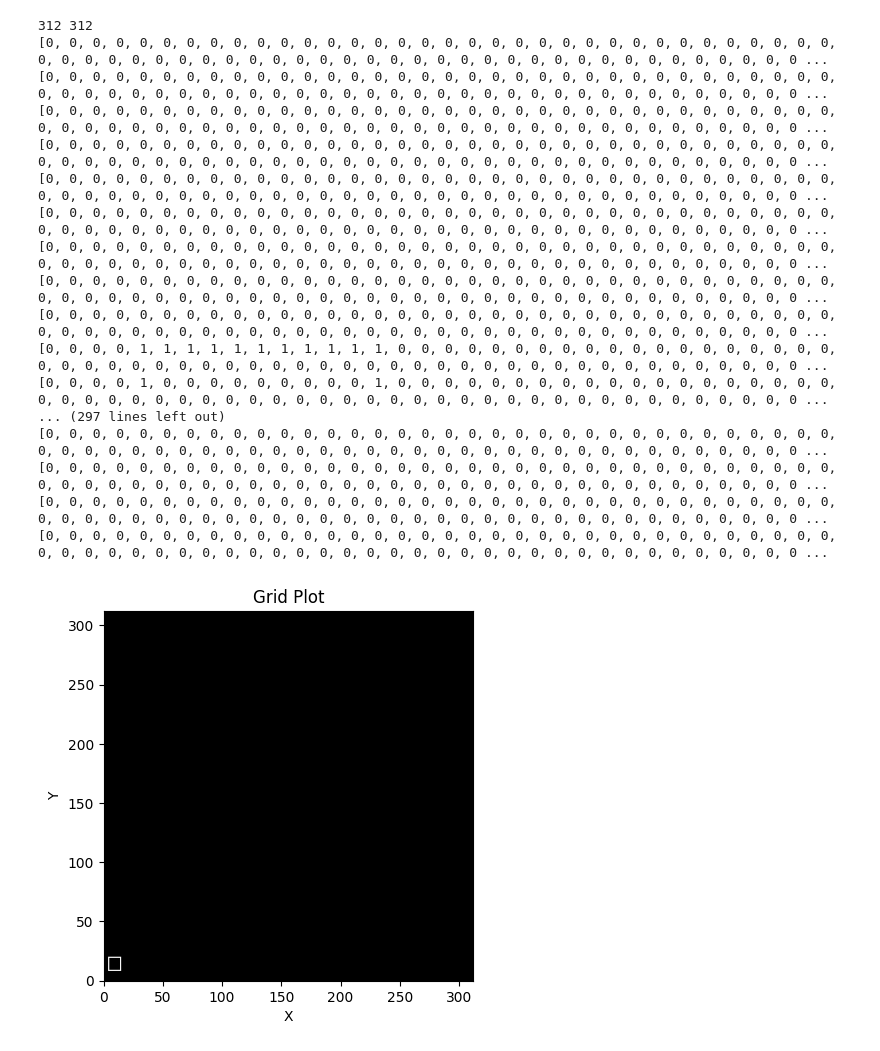
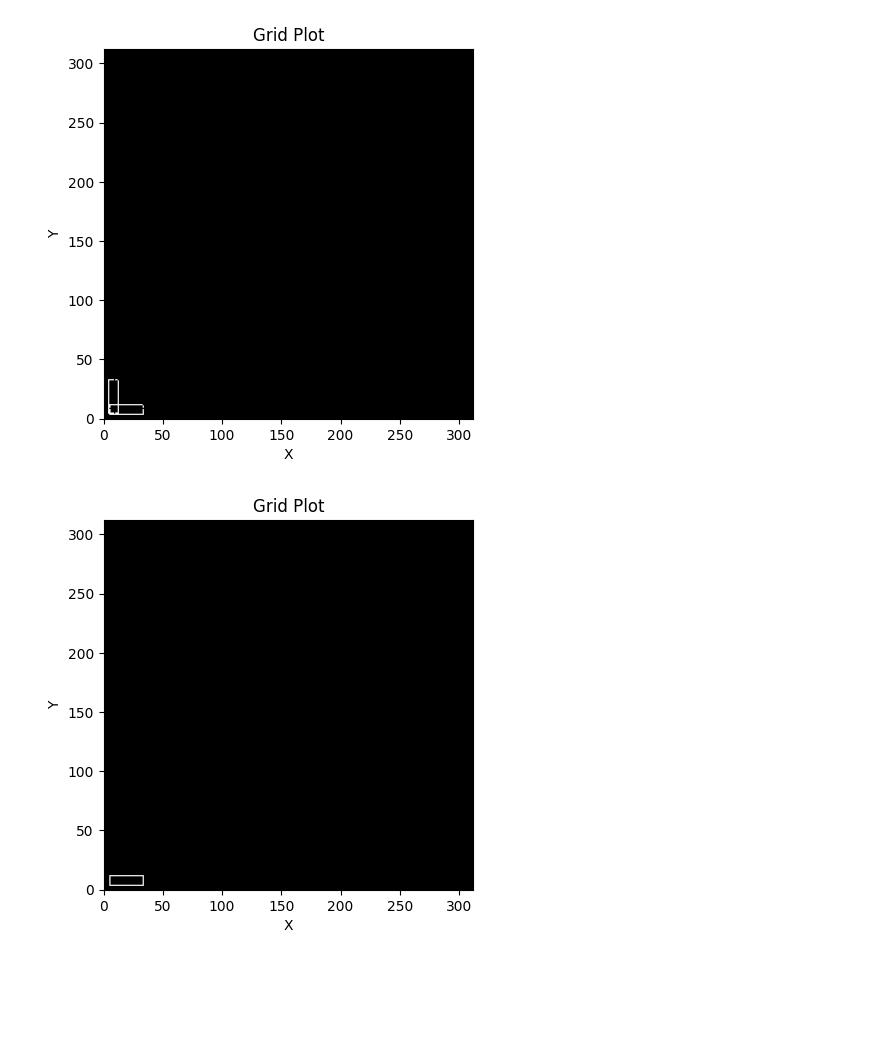
Before and after one commit to thulsonASU/DXF2GPT_ws, a Jupyter notebook: src/playground.ipynb, the cells around one changed output. Cells and saved outputs as stored; diff of their text form; code cells hidden in the pictures; blank space fills up the shorter version.

```diff
--- a/src/playground.ipynb
+++ b/src/playground.ipynb
@@ -73,18 +113,29 @@ Y: 4.4252079512391775 to 14.771468937397005
+# %%
+# Manually inject of toolpath using dictionary keys
+# toolpath = [2550,2551,2552,2553,2554,2555,2556,2557,2558,2559,2560]
+# manually provide keys for grid
+# use dictionary to take the toolpath and convert to grid and append the grid with the toolpath
+# for i in toolpath:
+#     x, y = dict[i]
+#     grid[x][y] = 1
+
+# Use the keys to convert to grid
+for i in keys:
+    x, y = dict[i]
+    grid[x][y] = 1
+
+# Plot the grid to scale
+plt.imshow(grid, cmap='gray', origin='lower')
+plt.xlabel('X')
+plt.ylabel('Y')
+plt.xlim(0, len(grid))
+plt.ylim(0, len(grid[0]))
+plt.title('Grid Plot')
+plt.show()
+# %% [output]
+[figure, added]
 # %%
 # Need to generate a grid of cells with size 1.75mm for the entire x y space
-# Create a grid of cells
-grid = []
-for i in range(int(build_dim / cell_size)):
-    row = []
-    for j in range(int(build_dim / cell_size)):
-        row.append(0)
-    grid.append(row)
-
-# size of grid
-print(len(grid), len(grid[0]))
-
-x_mm = len(grid) * 1.75 #mm
-y_mm = len(grid[0]) * 1.75 #mm
 
 # the grid will be filled with a 1 or 0 depending on if the line passes through the cell
 # Iterate over each entity in the modelspace
@@ -106,59 +157,34 @@ for entity in modelspace:
             sx = 1
         else:
             sx = -1
         if start_y < end_y:
             sy = 1
         else:
             sy = -1
         err = dx - dy
         while True:
             # Set the cell to 1
             grid[start_x][start_y] = 1
             if start_x == end_x and start_y == end_y:
                 break
             e2 = 2 * err
             if e2 > -dy:
                 err = err - dy
                 start_x = start_x + sx
             if e2 < dx:
                 err = err + dx
                 start_y = start_y + sy
 
-# take the x and y data from the previous block to fill the grid i is x and j is y
-# for i, j in zip(x, y):
-    # grid[int(i)][int(j)] = 1
-
-# Print the grid
-for row in grid:
-    print(row)
-
 # Plot the grid to scale
 plt.imshow(grid, cmap='gray', origin='lower')
 plt.xlabel('X')
 plt.ylabel('Y')
 plt.xlim(0, len(grid))
 plt.ylim(0, len(grid[0]))
 plt.title('Grid Plot')
 plt.show()
 # %% [output]
-312 312
-[0, 0, 0, 0, 0, 0, 0, 0, 0, 0, 0, 0, 0, 0, 0, 0, 0, 0, 0, 0, 0, 0, 0, 0, 0, 0, 0, 0, 0, 0, 0, 0, 0, 0, 0, 0, 0, 0, 0, 0, 0, 0, 0, 0, 0, 0, 0, 0, 0, 0, 0, 0, 0, 0, 0, 0, 0, 0, 0, 0, 0, 0, 0, 0, 0, 0, 0 ...
-[0, 0, 0, 0, 0, 0, 0, 0, 0, 0, 0, 0, 0, 0, 0, 0, 0, 0, 0, 0, 0, 0, 0, 0, 0, 0, 0, 0, 0, 0, 0, 0, 0, 0, 0, 0, 0, 0, 0, 0, 0, 0, 0, 0, 0, 0, 0, 0, 0, 0, 0, 0, 0, 0, 0, 0, 0, 0, 0, 0, 0, 0, 0, 0, 0, 0, 0 ...
-[0, 0, 0, 0, 0, 0, 0, 0, 0, 0, 0, 0, 0, 0, 0, 0, 0, 0, 0, 0, 0, 0, 0, 0, 0, 0, 0, 0, 0, 0, 0, 0, 0, 0, 0, 0, 0, 0, 0, 0, 0, 0, 0, 0, 0, 0, 0, 0, 0, 0, 0, 0, 0, 0, 0, 0, 0, 0, 0, 0, 0, 0, 0, 0, 0, 0, 0 ...
-[0, 0, 0, 0, 0, 0, 0, 0, 0, 0, 0, 0, 0, 0, 0, 0, 0, 0, 0, 0, 0, 0, 0, 0, 0, 0, 0, 0, 0, 0, 0, 0, 0, 0, 0, 0, 0, 0, 0, 0, 0, 0, 0, 0, 0, 0, 0, 0, 0, 0, 0, 0, 0, 0, 0, 0, 0, 0, 0, 0, 0, 0, 0, 0, 0, 0, 0 ...
-[0, 0, 0, 0, 0, 0, 0, 0, 0, 0, 0, 0, 0, 0, 0, 0, 0, 0, 0, 0, 0, 0, 0, 0, 0, 0, 0, 0, 0, 0, 0, 0, 0, 0, 0, 0, 0, 0, 0, 0, 0, 0, 0, 0, 0, 0, 0, 0, 0, 0, 0, 0, 0, 0, 0, 0, 0, 0, 0, 0, 0, 0, 0, 0, 0, 0, 0 ...
-[0, 0, 0, 0, 0, 0, 0, 0, 0, 0, 0, 0, 0, 0, 0, 0, 0, 0, 0, 0, 0, 0, 0, 0, 0, 0, 0, 0, 0, 0, 0, 0, 0, 0, 0, 0, 0, 0, 0, 0, 0, 0, 0, 0, 0, 0, 0, 0, 0, 0, 0, 0, 0, 0, 0, 0, 0, 0, 0, 0, 0, 0, 0, 0, 0, 0, 0 ...
-[0, 0, 0, 0, 0, 0, 0, 0, 0, 0, 0, 0, 0, 0, 0, 0, 0, 0, 0, 0, 0, 0, 0, 0, 0, 0, 0, 0, 0, 0, 0, 0, 0, 0, 0, 0, 0, 0, 0, 0, 0, 0, 0, 0, 0, 0, 0, 0, 0, 0, 0, 0, 0, 0, 0, 0, 0, 0, 0, 0, 0, 0, 0, 0, 0, 0, 0 ...
-[0, 0, 0, 0, 0, 0, 0, 0, 0, 0, 0, 0, 0, 0, 0, 0, 0, 0, 0, 0, 0, 0, 0, 0, 0, 0, 0, 0, 0, 0, 0, 0, 0, 0, 0, 0, 0, 0, 0, 0, 0, 0, 0, 0, 0, 0, 0, 0, 0, 0, 0, 0, 0, 0, 0, 0, 0, 0, 0, 0, 0, 0, 0, 0, 0, 0, 0 ...
-[0, 0, 0, 0, 0, 0, 0, 0, 0, 0, 0, 0, 0, 0, 0, 0, 0, 0, 0, 0, 0, 0, 0, 0, 0, 0, 0, 0, 0, 0, 0, 0, 0, 0, 0, 0, 0, 0, 0, 0, 0, 0, 0, 0, 0, 0, 0, 0, 0, 0, 0, 0, 0, 0, 0, 0, 0, 0, 0, 0, 0, 0, 0, 0, 0, 0, 0 ...
-[0, 0, 0, 0, 1, 1, 1, 1, 1, 1, 1, 1, 1, 1, 1, 0, 0, 0, 0, 0, 0, 0, 0, 0, 0, 0, 0, 0, 0, 0, 0, 0, 0, 0, 0, 0, 0, 0, 0, 0, 0, 0, 0, 0, 0, 0, 0, 0, 0, 0, 0, 0, 0, 0, 0, 0, 0, 0, 0, 0, 0, 0, 0, 0, 0, 0, 0 ...
-[0, 0, 0, 0, 1, 0, 0, 0, 0, 0, 0, 0, 0, 0, 1, 0, 0, 0, 0, 0, 0, 0, 0, 0, 0, 0, 0, 0, 0, 0, 0, 0, 0, 0, 0, 0, 0, 0, 0, 0, 0, 0, 0, 0, 0, 0, 0, 0, 0, 0, 0, 0, 0, 0, 0, 0, 0, 0, 0, 0, 0, 0, 0, 0, 0, 0, 0 ...
-... (297 lines left out)
-[0, 0, 0, 0, 0, 0, 0, 0, 0, 0, 0, 0, 0, 0, 0, 0, 0, 0, 0, 0, 0, 0, 0, 0, 0, 0, 0, 0, 0, 0, 0, 0, 0, 0, 0, 0, 0, 0, 0, 0, 0, 0, 0, 0, 0, 0, 0, 0, 0, 0, 0, 0, 0, 0, 0, 0, 0, 0, 0, 0, 0, 0, 0, 0, 0, 0, 0 ...
-[0, 0, 0, 0, 0, 0, 0, 0, 0, 0, 0, 0, 0, 0, 0, 0, 0, 0, 0, 0, 0, 0, 0, 0, 0, 0, 0, 0, 0, 0, 0, 0, 0, 0, 0, 0, 0, 0, 0, 0, 0, 0, 0, 0, 0, 0, 0, 0, 0, 0, 0, 0, 0, 0, 0, 0, 0, 0, 0, 0, 0, 0, 0, 0, 0, 0, 0 ...
-[0, 0, 0, 0, 0, 0, 0, 0, 0, 0, 0, 0, 0, 0, 0, 0, 0, 0, 0, 0, 0, 0, 0, 0, 0, 0, 0, 0, 0, 0, 0, 0, 0, 0, 0, 0, 0, 0, 0, 0, 0, 0, 0, 0, 0, 0, 0, 0, 0, 0, 0, 0, 0, 0, 0, 0, 0, 0, 0, 0, 0, 0, 0, 0, 0, 0, 0 ...
-[0, 0, 0, 0, 0, 0, 0, 0, 0, 0, 0, 0, 0, 0, 0, 0, 0, 0, 0, 0, 0, 0, 0, 0, 0, 0, 0, 0, 0, 0, 0, 0, 0, 0, 0, 0, 0, 0, 0, 0, 0, 0, 0, 0, 0, 0, 0, 0, 0, 0, 0, 0, 0, 0, 0, 0, 0, 0, 0, 0, 0, 0, 0, 0, 0, 0, 0 ...
-[figure, old version]
+[figure, new version]
 # %%
 # the goal is to generate a workflow to create training data for a GPT model by feeding the model an array of grid locations that representa toolpath for a 3D printer
 # The model will then use the training data to generate it's own toolpath for a 3D printer
```
Also changed, not shown: parts of 3 cells of this notebook, 2 other files.
